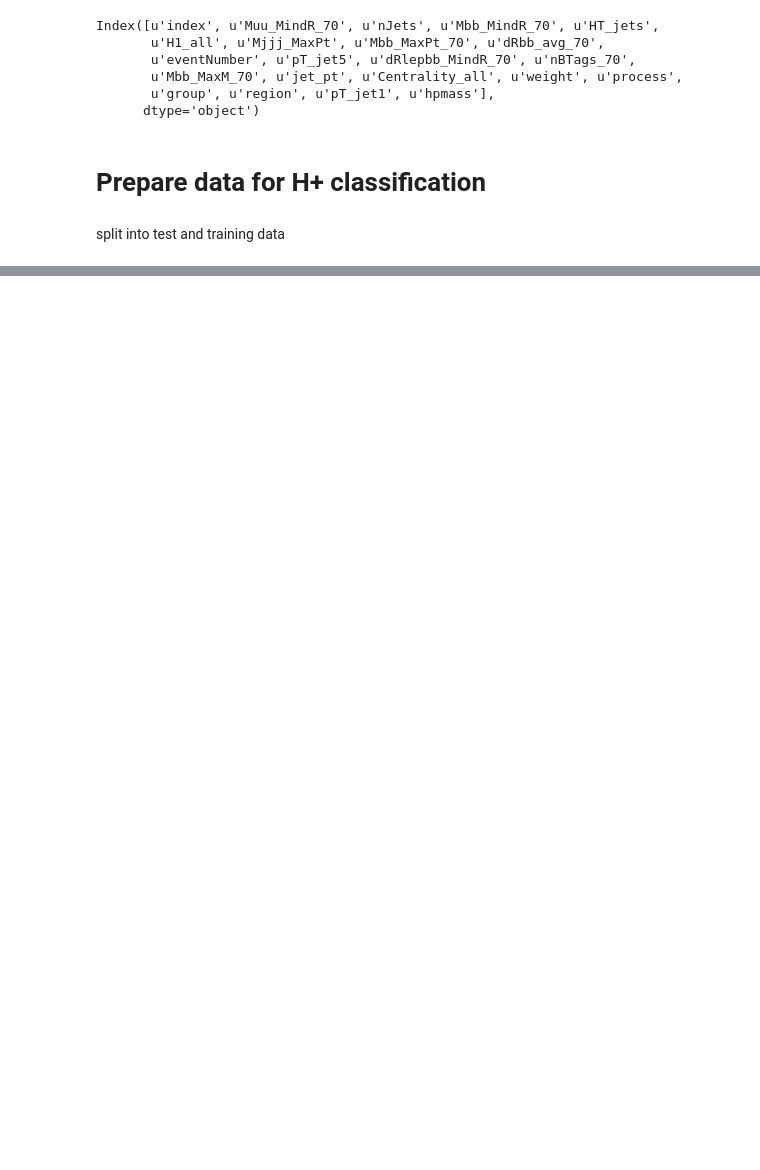
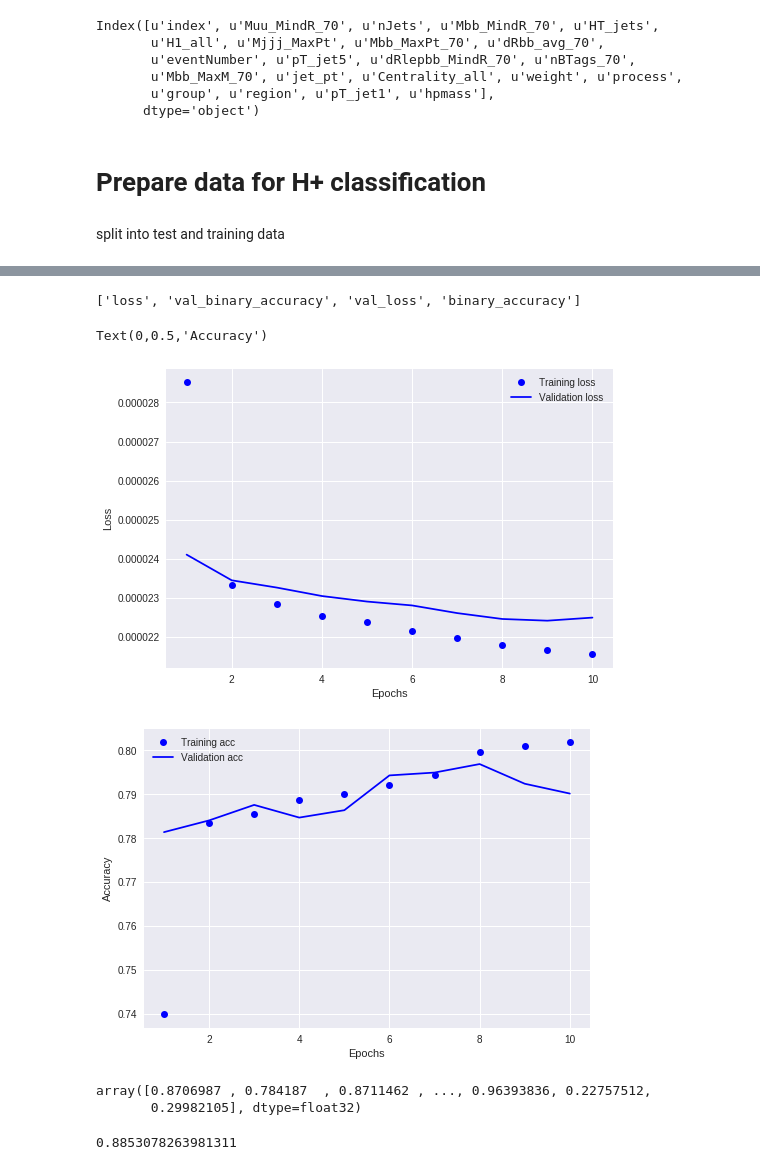
Before and after one commit to asalvadorsalas/HplusML, a Jupyter notebook: StandardNN.ipynb, the cells around one changed output, grey strips where cells are left out. Drawn from its saved outputs; the diff is of its cells as text; code cells hidden in the pictures; blank space fills up the shorter version.

```diff
--- a/StandardNN.ipynb
+++ b/StandardNN.ipynb
@@ -63,0 +281,39 @@ model.fit(X_train,y_train)
+# %%
+import matplotlib.pyplot as plt
+print history.history.keys()
+loss_values=history.history['loss']
+val_loss_values=history.history['val_loss']
+acc_values=history.history['binary_accuracy']
+val_acc_values=history.history['val_binary_accuracy']
+
+epochs=range(1,len(acc_values)+1)
+plt.figure()
+plt.plot(epochs, loss_values, "bo",label="Training loss")
+plt.plot(epochs, val_loss_values, "b",label="Validation loss")
+plt.legend(loc=0)
+plt.xlabel("Epochs")
+plt.ylabel("Loss")
+ax=plt.figure()
+plt.plot(epochs, acc_values, "bo",label="Training acc")
+plt.plot(epochs, val_acc_values, "b",label="Validation acc")
+plt.legend(loc=0)
+plt.xlabel("Epochs")
+plt.ylabel("Accuracy")
+#print history.history.keys()
+#print lossvalues
+# %% [output]
+['loss', 'val_binary_accuracy', 'val_loss', 'binary_accuracy']
+Text(0,0.5,'Accuracy')
+[figure, added]
+[figure, added]
+# %%
+y_pred=model.predict(X_test).ravel()
+# %% [output]
+array([0.8706987 , 0.784187  , 0.8711462 , ..., 0.96393836, 0.22757512,
+       0.29982105], dtype=float32)
+# %%
+from sklearn.metrics import roc_curve,roc_auc_score, auc
+y_pred=model.predict(X_test).ravel()
+print roc_auc_score(y_test, y_pred, sample_weight=w_test)
+# %% [output]
+0.8853078263981311
```
Also changed, not shown: parts of 17 cells of this notebook.
